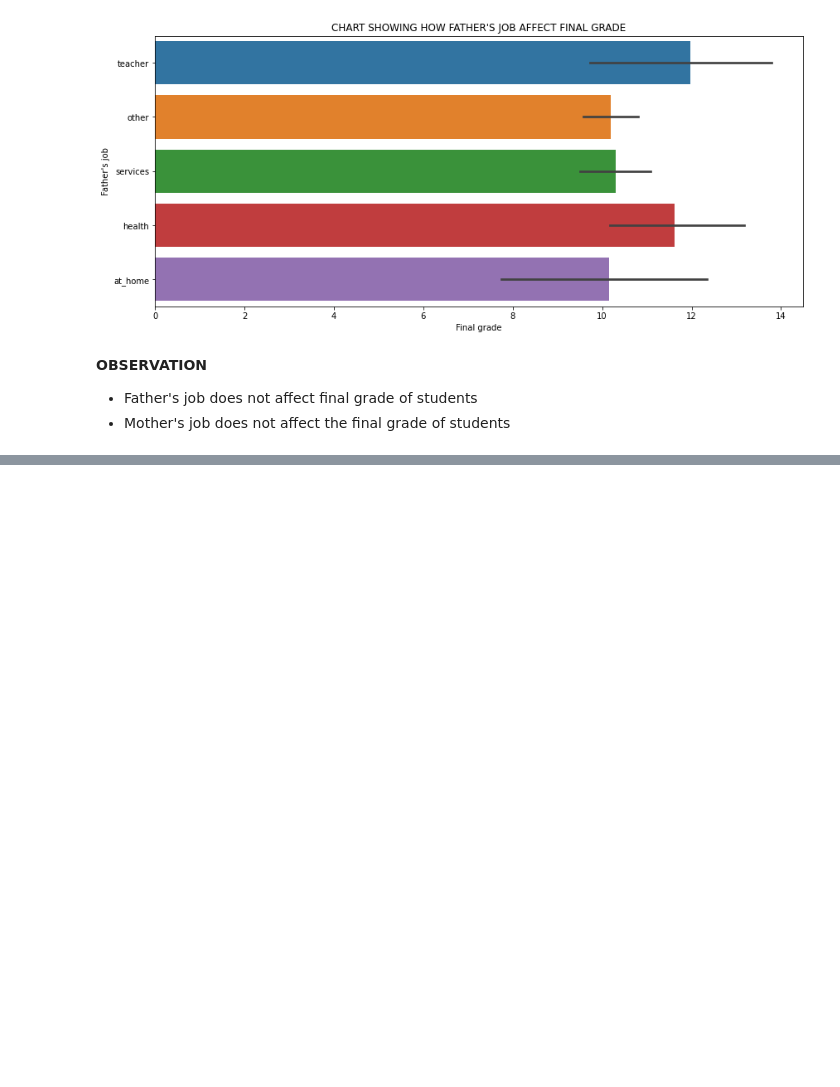
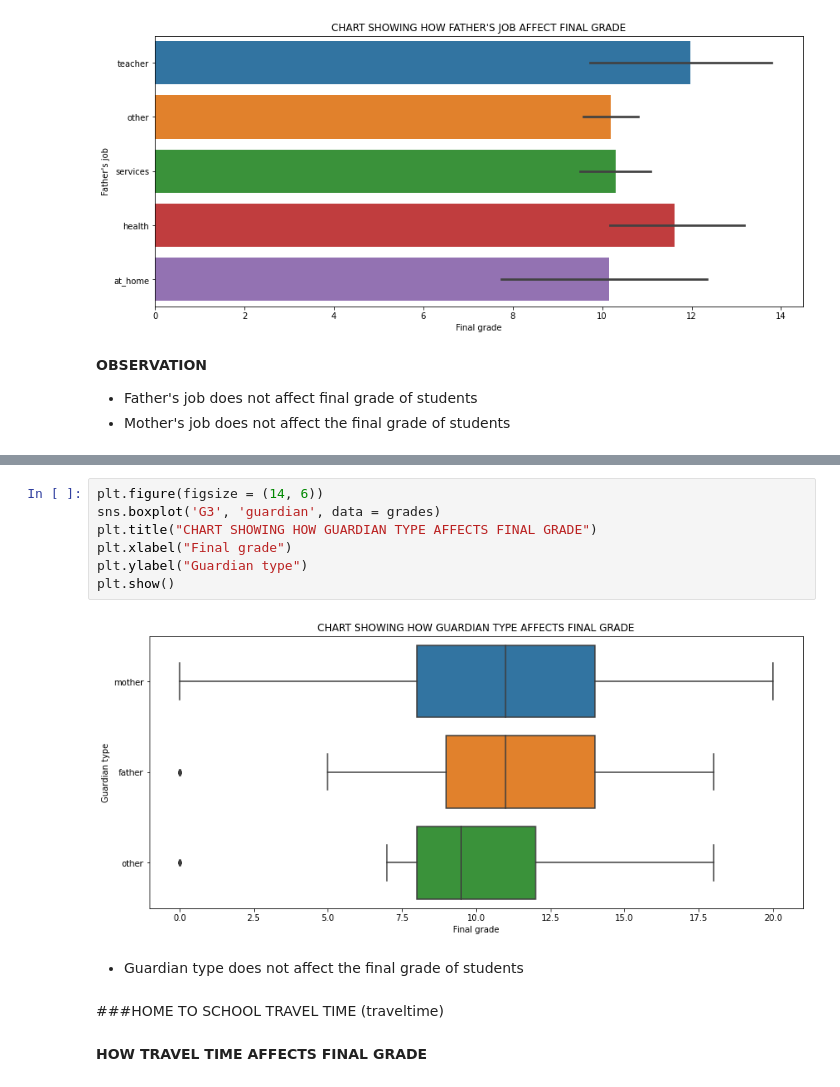
Before and after one commit to devchoplife/Students-grades, a Jupyter notebook: portuguese_students_grade_analysis.ipynb, the cells around one changed output, grey strips where cells are left out. Cells and saved outputs as stored; diff of their text form; blank space fills up the shorter version.

```diff
--- a/portuguese_students_grade_analysis.ipynb
+++ b/portuguese_students_grade_analysis.ipynb
@@ -454,0 +504,15 @@ plt.show()
+# %%
+plt.figure(figsize = (14, 6))
+sns.boxplot('G3', 'guardian', data = grades)
+plt.title("CHART SHOWING HOW GUARDIAN TYPE AFFECTS FINAL GRADE")
+plt.xlabel("Final grade")
+plt.ylabel("Guardian type")
+plt.show()
+# %% [output]
+[figure, added]
+# %% [markdown]
+* Guardian type does not affect the final grade of students
+# %% [markdown]
+###HOME TO SCHOOL TRAVEL TIME (traveltime)
+# %% [markdown]
+**HOW TRAVEL TIME AFFECTS FINAL GRADE**
```
Also changed, not shown: parts of 15 cells of this notebook.
